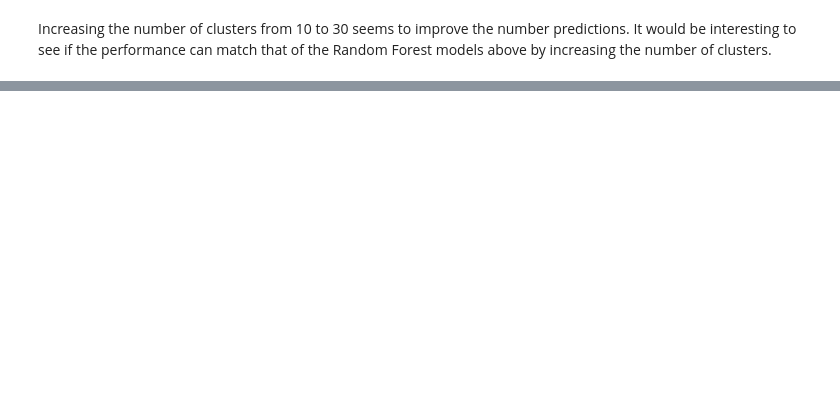
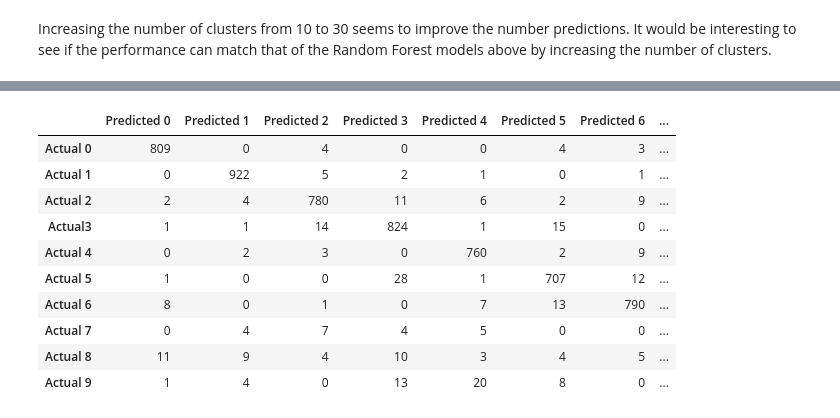
Before and after one commit to mikethisyamondol/digit_recognizer, a Jupyter notebook: digit_recognizer.ipynb, the cells around one changed output, grey strips where cells are left out. Saved outputs shown, nothing was run; the diff lists cells and outputs as text; code cells hidden in the pictures; blank space fills up the shorter version.

```diff
--- a/digit_recognizer.ipynb
+++ b/digit_recognizer.ipynb
@@ -370,0 +403,10 @@ Increasing the number of clusters from 10 to 30 seems to improve the number pred
+# %%
+def build_nn(num_layers, num_nodes):
+  # build out hidden layers based on num_layers and num_nodes arguments.
+  dense_layers = [Dense(num_nodes, activation='relu') for _ in range(num_layers)]
+  # combine all layers including input layer, hidden layers, dropout layer, and output layer
+  layers = [Flatten(input_shape=[28, 28, 1])] + dense_layers + [Dropout(0.2)] +  [Dense(10, activation='softmax')]
+  # pass in topology array
+  model = Sequential(layers)
+
+  return model
@@ -370,0 +575,14 @@ Increasing the number of clusters from 10 to 30 seems to improve the number pred
+# %%
+%%time
+model = build_nn(2, 20)
+model.compile(loss="categorical_crossentropy",
+              optimizer="sgd",
+              metrics=["acc"])
+
+history = History()
+model.fit(x_train,
+          y_train,
+          epochs=250, # increasing epochs
+          validation_split=0.25,
+          callbacks=[history],
+          verbose=0)
@@ -370,0 +602,22 @@ Increasing the number of clusters from 10 to 30 seems to improve the number pred
+# %%
+y_test_preds = model.predict(x_test)
+y_test_preds_class = np.argmax(y_test_preds, axis=1)
+y_test_ = np.argmax(y_test, axis=1)
+# %%
+# Based on final iteration (5 layers; 20 nodes)
+cm = confusion_matrix(y_test_, y_test_preds_class)
+cm_df = pd.DataFrame(cm, columns = ["Predicted 0", "Predicted 1", "Predicted 2", "Predicted 3", "Predicted 4", "Predicted 5", "Predicted 6", "Predicted 7", "Predicted 8", "Predicted 9"],
+                     index = ["Actual 0", "Actual 1", "Actual 2", "Actual3", "Actual 4", "Actual 5", "Actual 6", "Actual 7", "Actual 8", "Actual 9"])
+cm_df
+# %% [output]
+|  | Predicted 0 | Predicted 1 | Predicted 2 | Predicted 3 | Predicted 4 | Predicted 5 | Predicted 6 | ... |
+| Actual 0 | 809 | 0 | 4 | 0 | 0 | 4 | 3 | ... |
+| Actual 1 | 0 | 922 | 5 | 2 | 1 | 0 | 1 | ... |
+| Actual 2 | 2 | 4 | 780 | 11 | 6 | 2 | 9 | ... |
+| Actual3 | 1 | 1 | 14 | 824 | 1 | 15 | 0 | ... |
+| Actual 4 | 0 | 2 | 3 | 0 | 760 | 2 | 9 | ... |
+| Actual 5 | 1 | 0 | 0 | 28 | 1 | 707 | 12 | ... |
+| Actual 6 | 8 | 0 | 1 | 0 | 7 | 13 | 790 | ... |
+| Actual 7 | 0 | 4 | 7 | 4 | 5 | 0 | 0 | ... |
+| Actual 8 | 11 | 9 | 4 | 10 | 3 | 4 | 5 | ... |
+| Actual 9 | 1 | 4 | 0 | 13 | 20 | 8 | 0 | ... |
```
Also changed, not shown: parts of 30 cells of this notebook.
